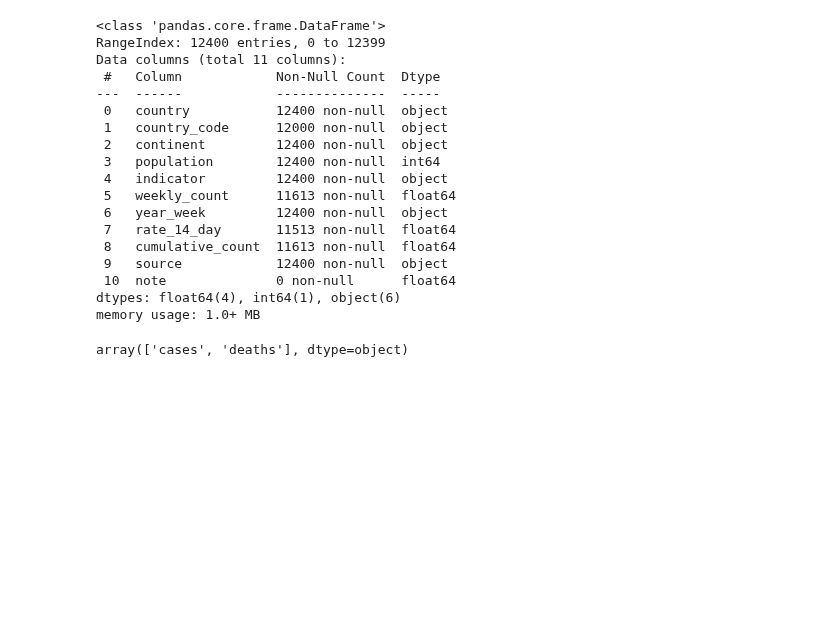
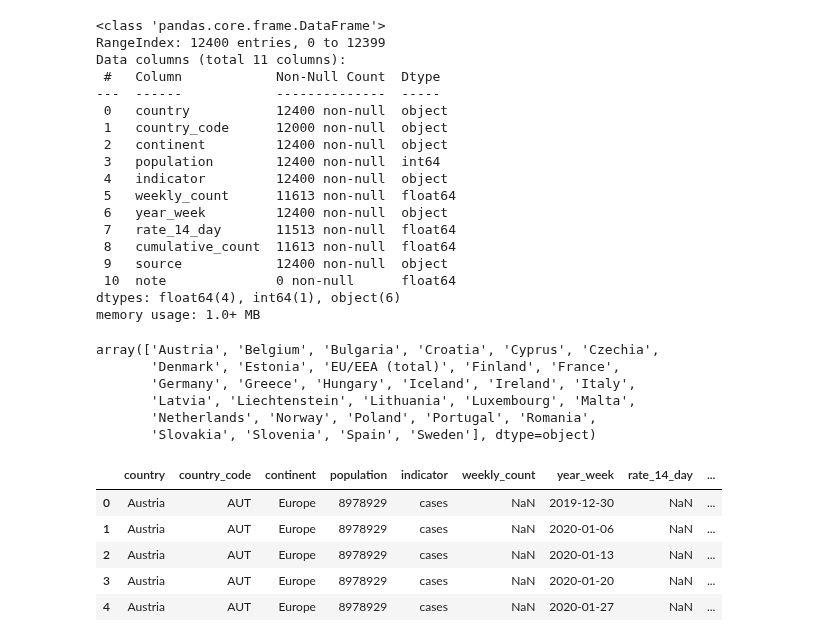
Before and after one commit to dancla240/Databehandling_Daniel_Claesson, a Jupyter notebook: Lab1/Lab1_Daniel_Claesson.ipynb, the cells around one changed output. Drawn from its saved outputs; the diff is of its cells as text; code cells hidden in the pictures; blank space fills up the shorter version.

```diff
--- a/Lab1/Lab1_Daniel_Claesson.ipynb
+++ b/Lab1/Lab1_Daniel_Claesson.ipynb
@@ -652,5 +684,5 @@ Idéer:
 # %%
-ecdc_df = pd.read_csv("../Data/ECDC_data.csv")
+ecdc_df = pd.read_csv("../Data/ECDC_data.csv", parse_dates=['year_week'], date_format='%Y-%w')
 ecdc_df.head(10)
 # %% [output]
 |  | country | country_code | continent | population | indicator | weekly_count | year_week | rate_14_day | ... |
@@ -686,6 +718,22 @@ Data columns (total 11 columns):
 dtypes: float64(4), int64(1), object(6)
 memory usage: 1.0+ MB
 # %%
-ecdc_df['indicator'].unique()
+ecdc_df['country'].unique()
 # %% [output]
-array(['cases', 'deaths'], dtype=object)
+array(['Austria', 'Belgium', 'Bulgaria', 'Croatia', 'Cyprus', 'Czechia',
+       'Denmark', 'Estonia', 'EU/EEA (total)', 'Finland', 'France',
+       'Germany', 'Greece', 'Hungary', 'Iceland', 'Ireland', 'Italy',
+       'Latvia', 'Liechtenstein', 'Lithuania', 'Luxembourg', 'Malta',
+       'Netherlands', 'Norway', 'Poland', 'Portugal', 'Romania',
+       'Slovakia', 'Slovenia', 'Spain', 'Sweden'], dtype=object)
+# %%
+#ecdc_df['year_week'] = ecdc_df['year_week'] + "-1" # Adderar en dag, så att jag i nästa steg kan göra om till DateTime format.
+ecdc_df['year_week'] = pd.to_datetime(ecdc_df['year_week'], format="%G-%V-%u")
+ecdc_df.head()
+# %% [output]
+|  | country | country_code | continent | population | indicator | weekly_count | year_week | rate_14_day | ... |
+| 0 | Austria | AUT | Europe | 8978929 | cases | NaN | 2019-12-30 | NaN | ... |
+| 1 | Austria | AUT | Europe | 8978929 | cases | NaN | 2020-01-06 | NaN | ... |
+| 2 | Austria | AUT | Europe | 8978929 | cases | NaN | 2020-01-13 | NaN | ... |
+| 3 | Austria | AUT | Europe | 8978929 | cases | NaN | 2020-01-20 | NaN | ... |
+| 4 | Austria | AUT | Europe | 8978929 | cases | NaN | 2020-01-27 | NaN | ... |
```
Also changed, not shown: parts of 11 cells of this notebook.
